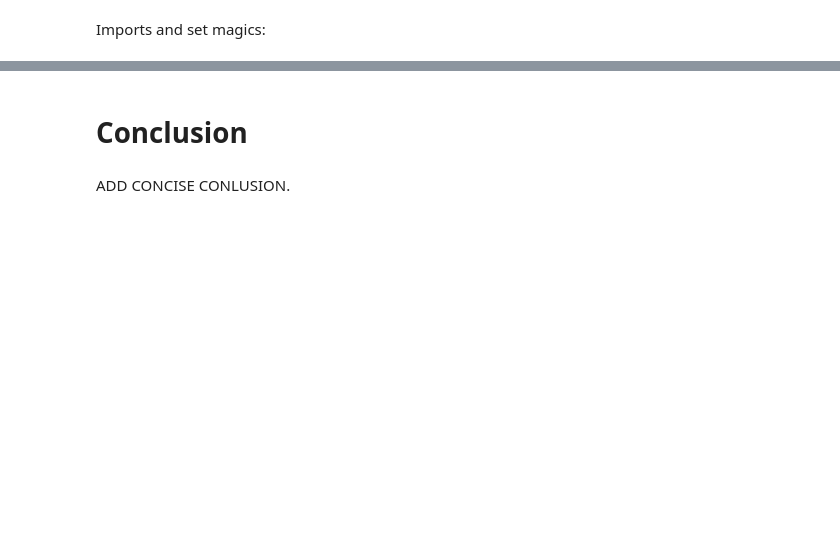
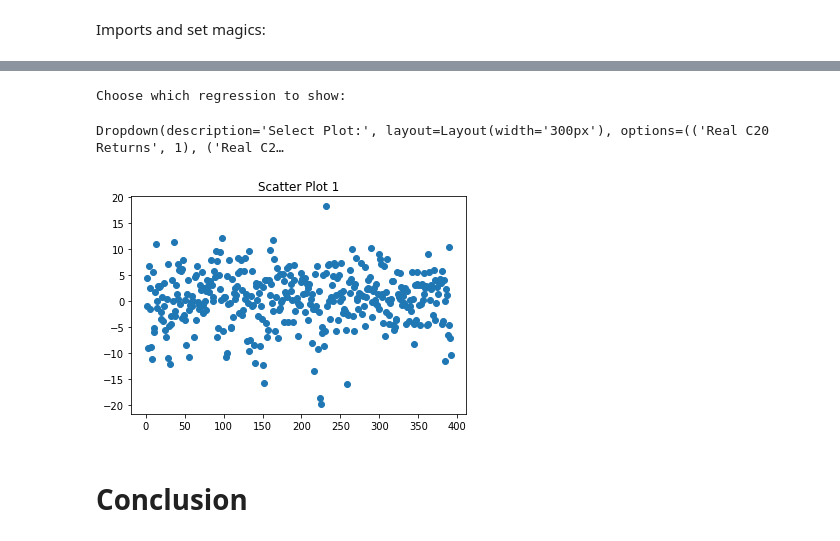
Before and after one commit to NumEconCopenhagen/projects-2023-peter_kj, a Jupyter notebook: dataproject/dataproject.ipynb, the cells around one changed output, grey strips where cells are left out. Cells and saved outputs as stored; diff of their text form; code cells hidden in the pictures; blank space fills up the shorter version.

```diff
--- a/dataproject/dataproject.ipynb
+++ b/dataproject/dataproject.ipynb
@@ -74,4 +286,58 @@ MAKE FURTHER ANALYSIS. EXPLAIN THE CODE BRIEFLY AND SUMMARIZE THE RESULTS.
+# %%
+#Creating the 3 regressions using the user defined function lin_reg.
+y = merged_transformed['real_C20_returns']
+T = np.linspace(1,len(y),len(y))
+
+#C20 explained by oil production percentage change:
+x1 = merged_transformed['oil_prod_pct_change']
+alpha1, beta1, y_hat1 =lin_reg(x1, y)
+
+#C20 explained by real BDI percentage change:
+x2 = merged_transformed['real_BDI_price_pct_change']
+alpha2, beta2, y_hat2 =lin_reg(x2, y)
+
+#C20 explained by real oil price percentage change:
+x3 = merged_transformed['real_oil_price_pct_change']
+alpha3, beta3, y_hat3 =lin_reg(x3, y)
+# %%
+
+
+# Define the scatter plot function
+def plot_data(data_index):
+    plt.clf()  # Clear the previous plot
+    plt.scatter(T, y)  # Always plot scatter plot 1
+    if data_index == 2:
+        plt.scatter(T, y_hat1)
+    elif data_index == 3:
+        plt.scatter(T, y_hat2)
+    elif data_index == 4:
+        plt.scatter(T, y_hat3)
+    plt.title(f'Scatter Plot {data_index}')
+
+# Create the interactive dropdown widget
+dropdown = Dropdown(options=[('Real C20 Returns', 1), ('Real C20 returns predicted from oil production change', 2),
+                             ('Real C20 returns predicted from real BDI price change', 3), ('Real C20 returns predicted from real oil price change', 4)],
+                    value=1,
+                    description='Select Plot:',
+                    layout={'width': '300px'})
+
+# Define the update function for the dropdown
+def update_plot(change):
+    plot_data(change.new)
+
+# Link the dropdown to the update function
+dropdown.observe(update_plot, names='value')
+
+# Plot the initial scatter plot
+plot_data(dropdown.value)
+print("Choose which regression to show:")
+
+# Display the plot and the dropdown widget
+display(dropdown)
+plt.show()
+# %% [output]
+Choose which regression to show:
+Dropdown(description='Select Plot:', layout=Layout(width='300px'), options=(('Real C20 Returns', 1), ('Real C2…
+[figure, added]
 # %% [markdown]
 # Conclusion
-# %% [markdown]
-ADD CONCISE CONLUSION.
```
Also changed, not shown: parts of 35 cells of this notebook, 2 other files.
